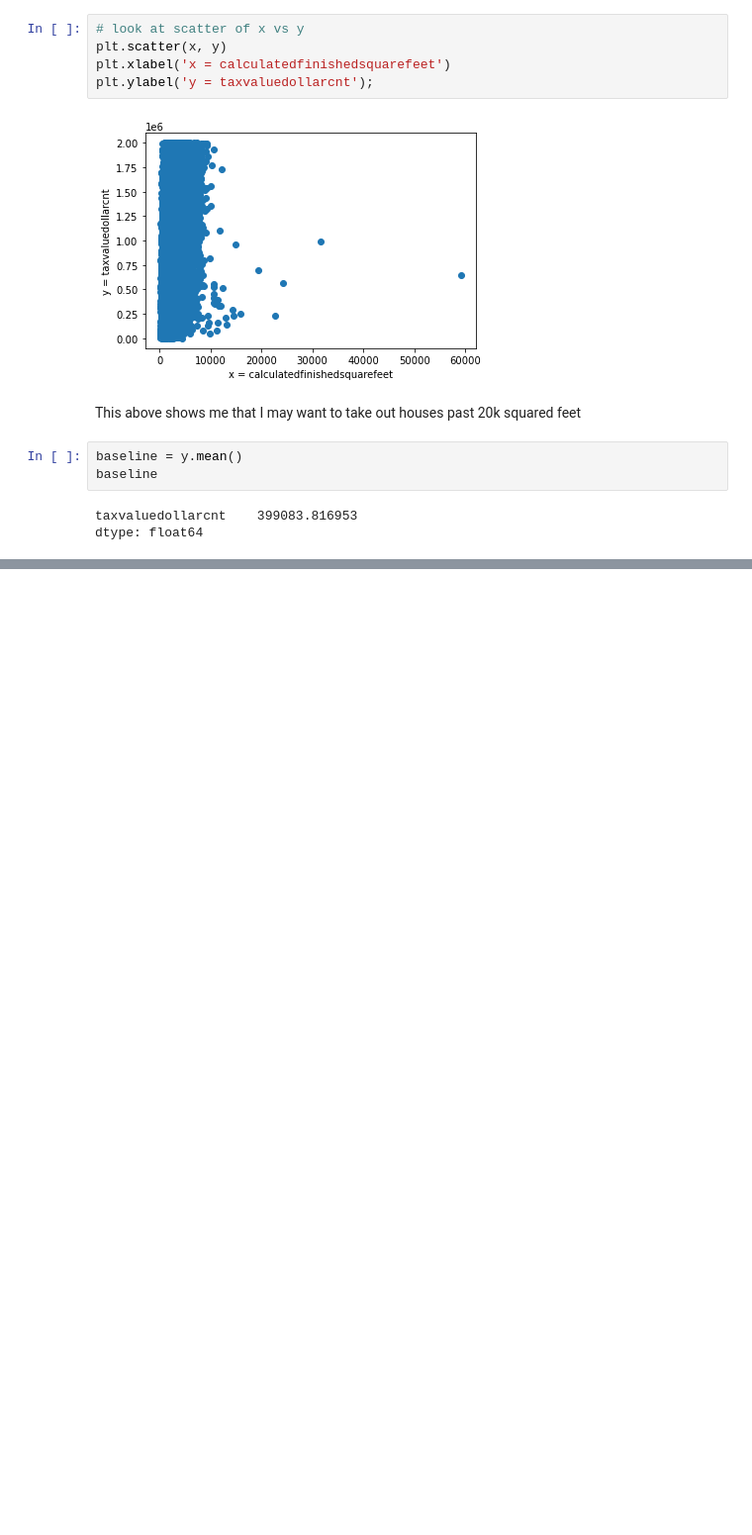
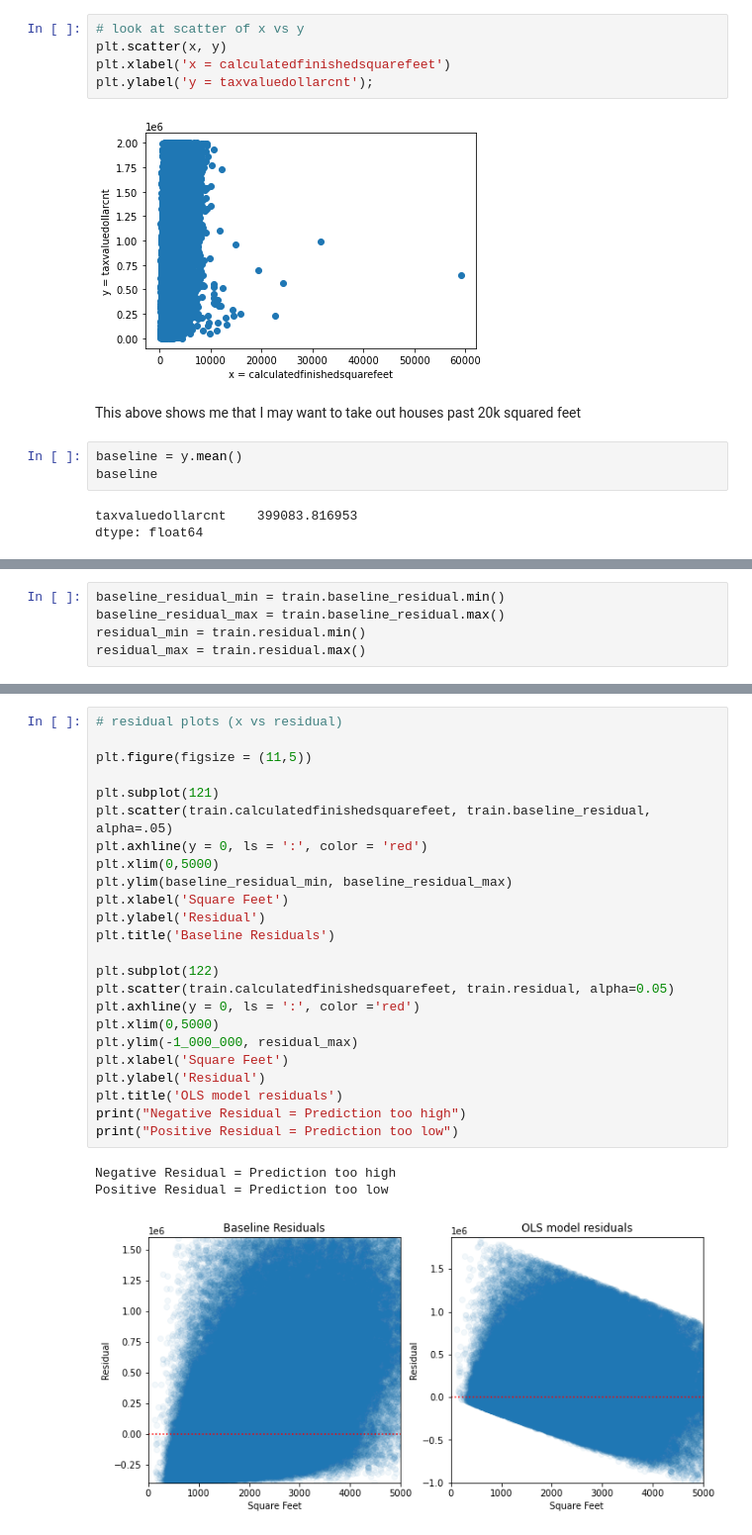
Before and after one commit to VasiliyAMelkozerov/regression-exercises, a Jupyter notebook: evaluate.ipynb, the cells around one changed output, grey strips where cells are left out. Shown: that part at 99% size. Drawn from its saved outputs; the diff is of its cells as text; blank space fills up the shorter version.

```diff
--- a/evaluate.ipynb
+++ b/evaluate.ipynb
@@ -130,0 +212,5 @@ y
+# %%
+baseline_residual_min = train.baseline_residual.min()
+baseline_residual_max = train.baseline_residual.max()
+residual_min = train.residual.min()
+residual_max = train.residual.max()
@@ -130,0 +221,28 @@ y
+# %%
+# residual plots (x vs residual)
+
+plt.figure(figsize = (11,5))
+
+plt.subplot(121)
+plt.scatter(train.calculatedfinishedsquarefeet, train.baseline_residual, alpha=.05)
+plt.axhline(y = 0, ls = ':', color = 'red')
+plt.xlim(0,5000)
+plt.ylim(baseline_residual_min, baseline_residual_max)
+plt.xlabel('Square Feet')
+plt.ylabel('Residual')
+plt.title('Baseline Residuals')
+
+plt.subplot(122)
+plt.scatter(train.calculatedfinishedsquarefeet, train.residual, alpha=0.05)
+plt.axhline(y = 0, ls = ':', color ='red')
+plt.xlim(0,5000)
+plt.ylim(-1_000_000, residual_max)
+plt.xlabel('Square Feet')
+plt.ylabel('Residual')
+plt.title('OLS model residuals')
+print("Negative Residual = Prediction too high")
+print("Positive Residual = Prediction too low")
+# %% [output]
+Negative Residual = Prediction too high
+Positive Residual = Prediction too low
+[figure, added]
```
Also changed, not shown: parts of 54 cells of this notebook, 7 other files.
